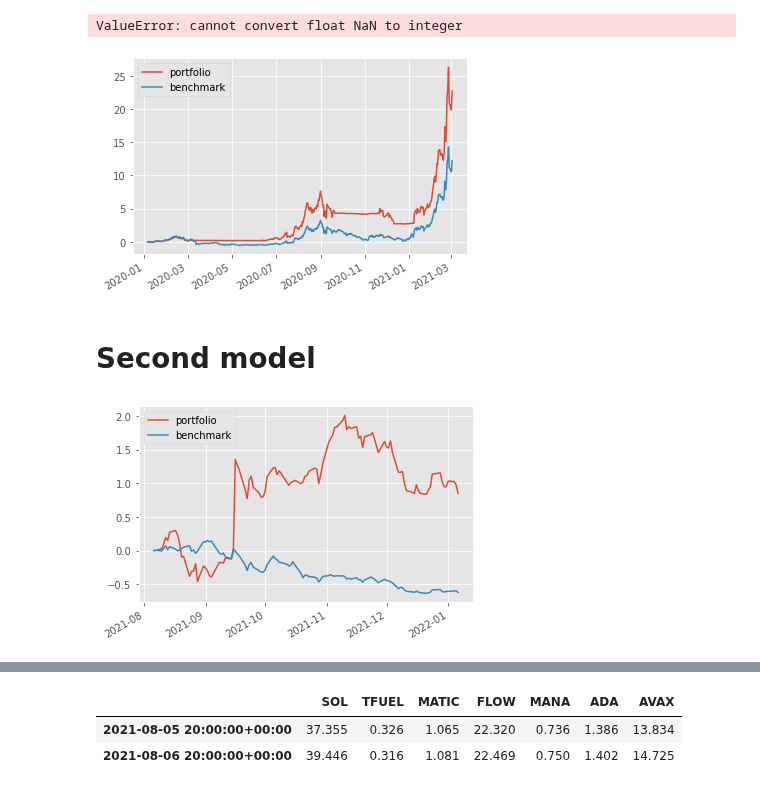
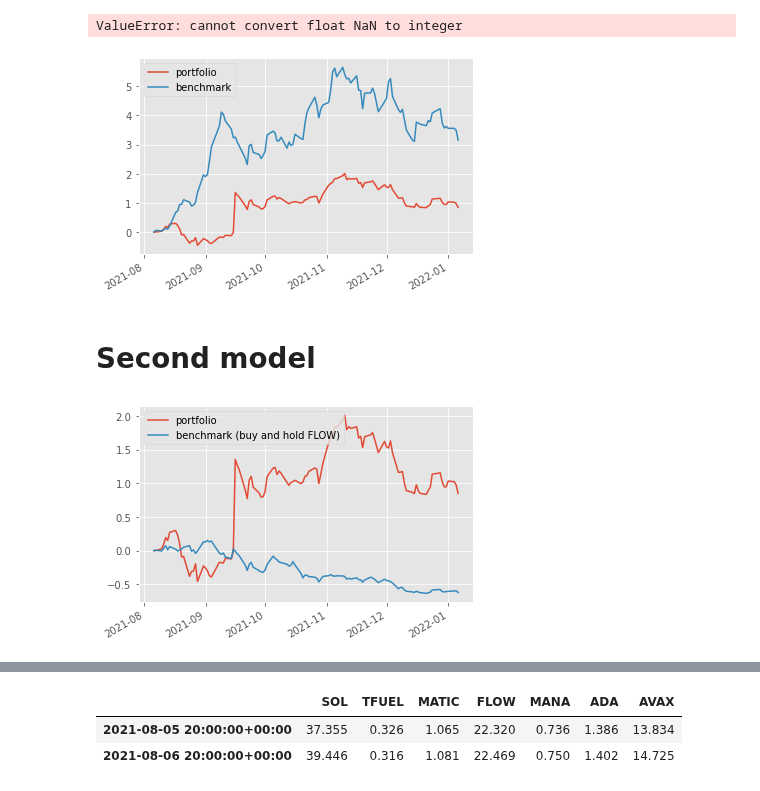
Before and after one commit to amicha02/ape_mining, a Jupyter notebook: notebooks/Trade_universe.ipynb, the cells around one changed output, grey strips where cells are left out. Saved outputs shown, nothing was run; the diff lists cells and outputs as text; code cells hidden in the pictures.

Commit message:
Fixed MarketCap mistake for benchmark

```diff
--- a/notebooks/Trade_universe.ipynb
+++ b/notebooks/Trade_universe.ipynb
@@ -120,7 +141,7 @@ commission_pct = 0.004
 enable_slippage = True
 slippage_volume_limit = 0.025
 slippage_impact = 0.05
-TICKERS = ['SOL', 'TFUEL', 'MATIC', 'FLOW', 'MANA', 'ADA', 'AVAX']
+COINS = ['SOL', 'TFUEL', 'MATIC', 'FLOW', 'MANA', 'ADA', 'AVAX']
 intial_portfolio = 500000
 rsi_period = 14
 vola_window = 20
@@ -152,12 +173,12 @@ def output_progress(context):
     context.last_month = context.portfolio.portfolio_value
 
 def initialize(context):
-    context.universe  = ['SOL', 'TFUEL', 'MATIC', 'FLOW', 'MANA', 'ADA', 'AVAX']
+    context.universe  = COINS
     context.vola_window = 20
      # Used only for progress output.
     context.last_month = intial_portfolio
     # Fetch and store index tickers
-    context.index_members = TICKERS
+    context.index_members = COINS
 def handle_data(context, data):
     # Write progress output during the backtest
     output_progress(context)
@@ -250,15 +271,32 @@ perf.SOL.pct_change().fillna(0).add(1).cumprod().sub(1).plot(label='benchmark')
 plt.legend(loc=2)
 plt.show()
 # %% [output]
-[figure, old version]
+[figure, new version]
 # %% [markdown]
 # Second model
+# %%
+# for dataframe slicing operations
+idx = pd.IndexSlice
+# Testing date range
+start = pd.Timestamp('2021-01-05', tz='utc')
+end = pd.Timestamp('2022-01-05', tz='utc')
+# Commission and Slippage Parameters
+enable_commission = True
+commission_pct = 0.004
+enable_slippage = True
+slippage_volume_limit = 0.025
+slippage_impact = 0.05
+COINS = ['SOL', 'TFUEL', 'MATIC', 'FLOW', 'MANA', 'ADA', 'AVAX']
+intial_portfolio = 500000
+rsi_period = 14
+vola_window = 20
+mportfolio_size = 4
+upper = 70
+lower = 30
 # %%
 import numpy as np
 
 from zipline.finance import commission, slippage
-
-STOCKS = ['SOL', 'TFUEL', 'MATIC', 'FLOW', 'MANA', 'ADA', 'AVAX']
 
 
 # On-Line Portfolio Moving Average Reversion
@@ -266,7 +304,7 @@ STOCKS = ['SOL', 'TFUEL', 'MATIC', 'FLOW', 'MANA', 'ADA', 'AVAX']
 # More info can be found in the corresponding paper:
 # http://icml.cc/2012/papers/168.pdf
 def initialize(algo, eps=1, window_length=4):
-    algo.stocks = STOCKS
+    algo.stocks = COINS
     algo.sids = [algo.symbol(symbol) for symbol in algo.stocks]
     algo.m = len(algo.stocks)
     algo.price = {}
@@ -380,8 +418,8 @@ perf = zipline.run_algorithm(
 # %%
 style.use("ggplot")
 perf.portfolio_value.pct_change().fillna(0).add(1).cumprod().sub(1).plot(label='portfolio')
-perf.FLOW.pct_change().fillna(0).add(1).cumprod().sub(1).plot(label='benchmark')
+perf.FLOW.pct_change().fillna(0).add(1).cumprod().sub(1).plot(label='benchmark (buy and hold FLOW)')
 plt.legend(loc=2)
 plt.show()
 # %% [output]
-[figure, old version]
+[figure, new version]
```
Also changed, not shown: parts of 10 cells of this notebook, 2 other files.
